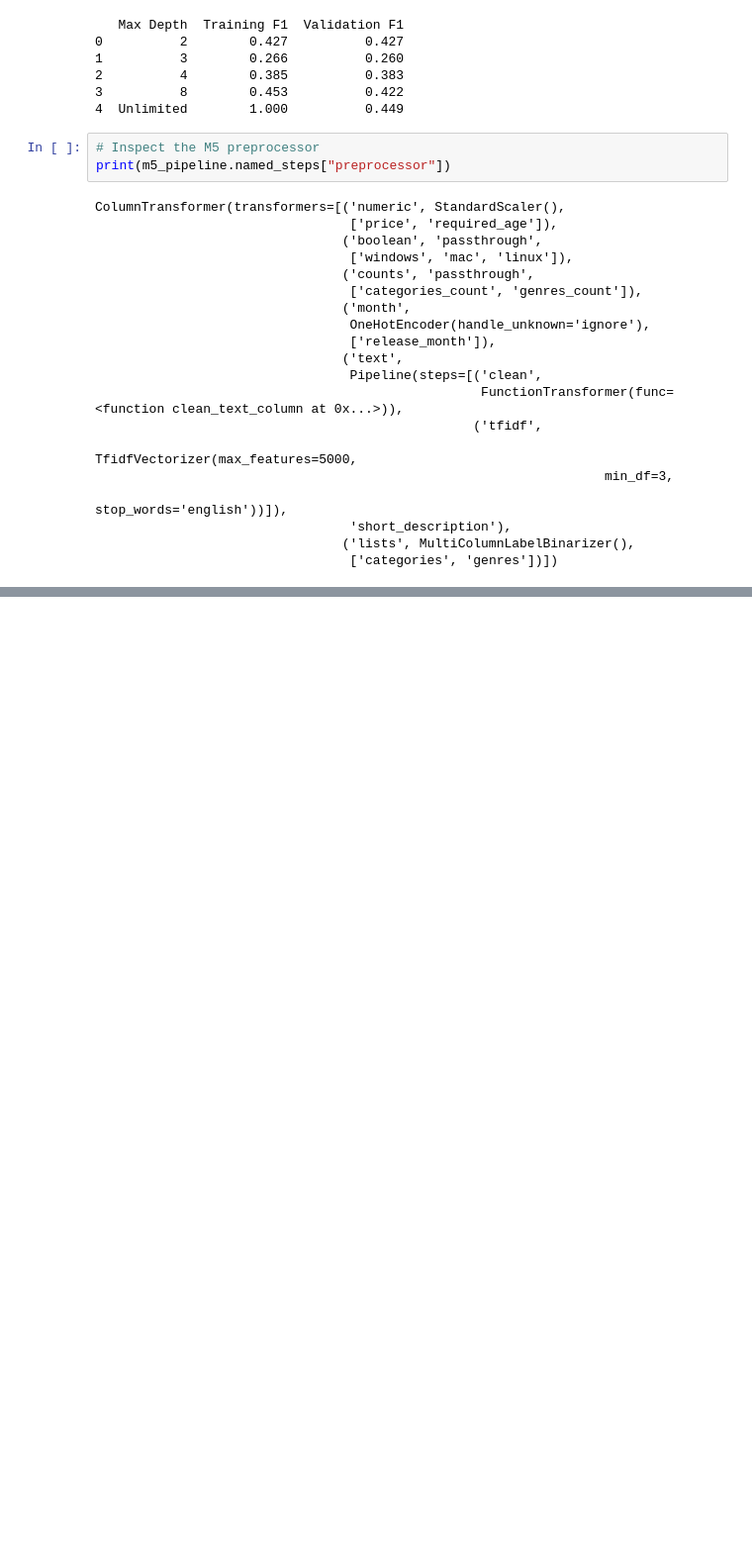
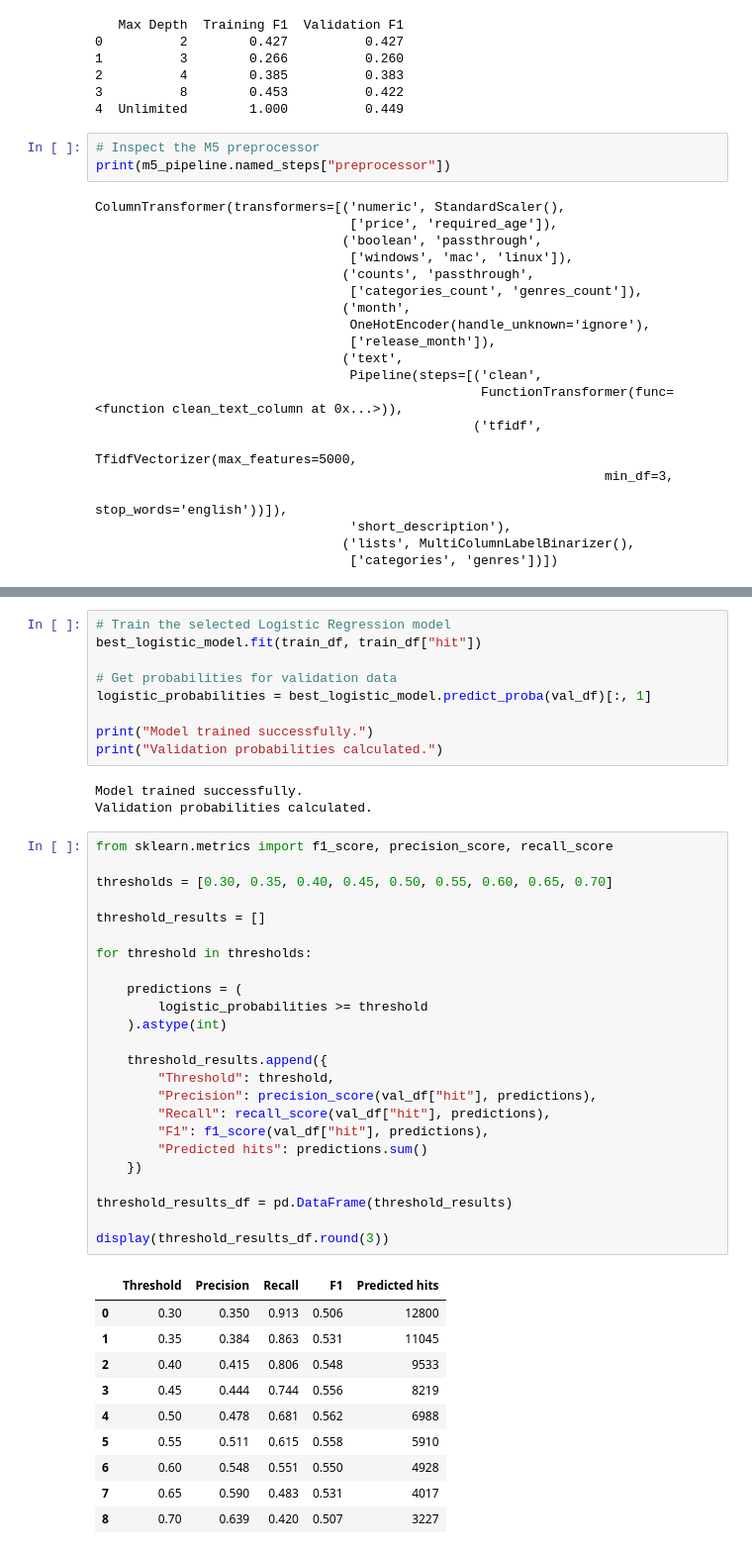
Before and after one commit to zaokemo/Blir-spelet-en-hit-F-rutsp-framg-ng-f-r-Steam-spel, a Jupyter notebook: notebooks/06_model_battle_abdullan.ipynb, the cells around one changed output, grey strips where cells are left out. Shown at 99% size. Saved outputs shown, nothing was run; the diff lists cells and outputs as text; blank space fills up the shorter version.

```diff
--- a/notebooks/06_model_battle_abdullan.ipynb
+++ b/notebooks/06_model_battle_abdullan.ipynb
@@ -219,0 +638,47 @@ ColumnTransformer(transformers=[('numeric', StandardScaler(),
+# %%
+# Train the selected Logistic Regression model
+best_logistic_model.fit(train_df, train_df["hit"])
+
+# Get probabilities for validation data
+logistic_probabilities = best_logistic_model.predict_proba(val_df)[:, 1]
+
+print("Model trained successfully.")
+print("Validation probabilities calculated.")
+# %% [output]
+Model trained successfully.
+Validation probabilities calculated.
+# %%
+from sklearn.metrics import f1_score, precision_score, recall_score
+
+thresholds = [0.30, 0.35, 0.40, 0.45, 0.50, 0.55, 0.60, 0.65, 0.70]
+
+threshold_results = []
+
+for threshold in thresholds:
+
+    predictions = (
+        logistic_probabilities >= threshold
+    ).astype(int)
+
+    threshold_results.append({
+        "Threshold": threshold,
+        "Precision": precision_score(val_df["hit"], predictions),
+        "Recall": recall_score(val_df["hit"], predictions),
+        "F1": f1_score(val_df["hit"], predictions),
+        "Predicted hits": predictions.sum()
+    })
+
+threshold_results_df = pd.DataFrame(threshold_results)
+
+display(threshold_results_df.round(3))
+# %% [output]
+|  | Threshold | Precision | Recall | F1 | Predicted hits |
+| 0 | 0.30 | 0.350 | 0.913 | 0.506 | 12800 |
+| 1 | 0.35 | 0.384 | 0.863 | 0.531 | 11045 |
+| 2 | 0.40 | 0.415 | 0.806 | 0.548 | 9533 |
+| 3 | 0.45 | 0.444 | 0.744 | 0.556 | 8219 |
+| 4 | 0.50 | 0.478 | 0.681 | 0.562 | 6988 |
+| 5 | 0.55 | 0.511 | 0.615 | 0.558 | 5910 |
+| 6 | 0.60 | 0.548 | 0.551 | 0.550 | 4928 |
+| 7 | 0.65 | 0.590 | 0.483 | 0.531 | 4017 |
+| 8 | 0.70 | 0.639 | 0.420 | 0.507 | 3227 |
```
Also changed, not shown: parts of 26 cells of this notebook, 1 other file.
